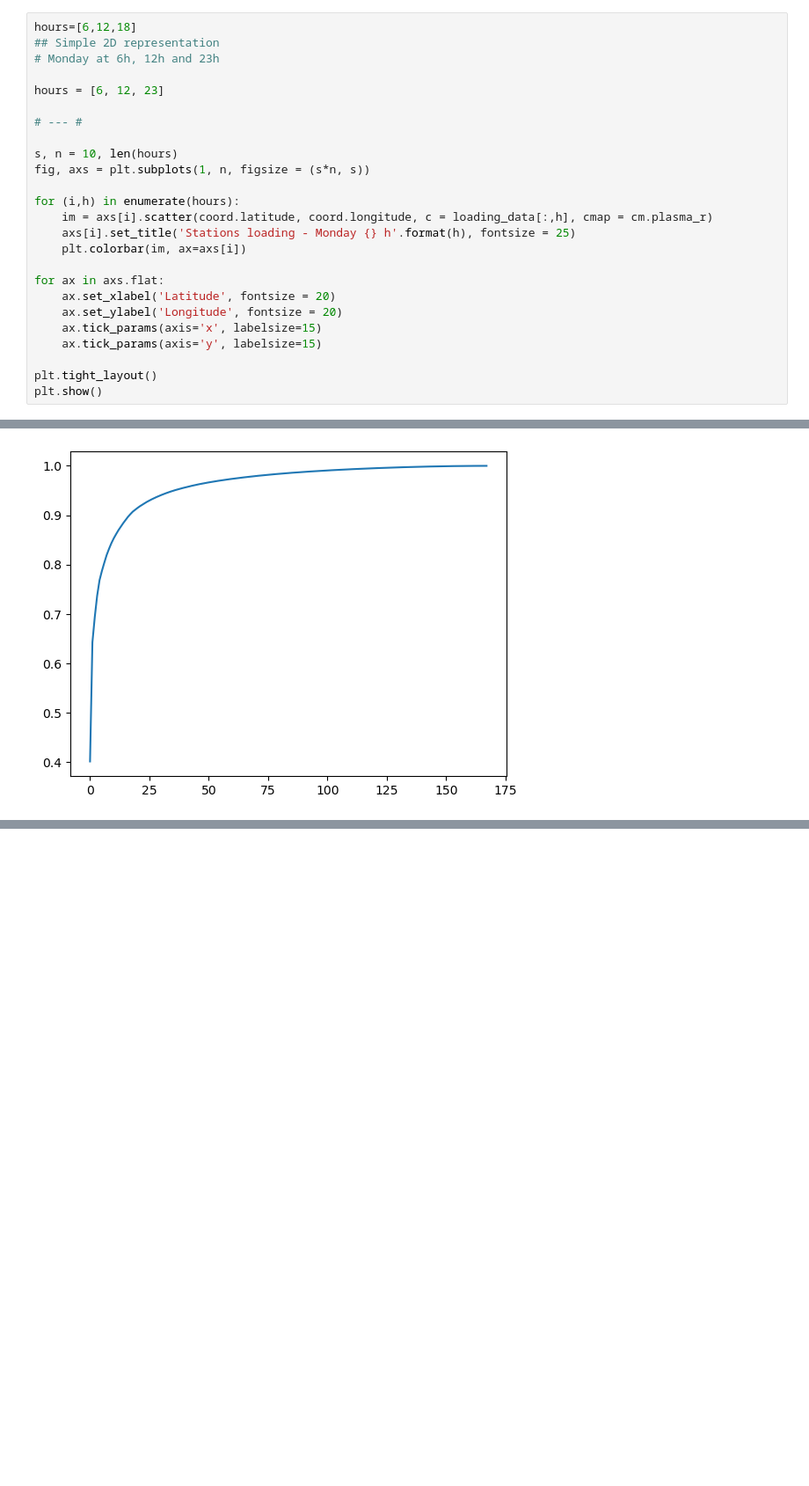
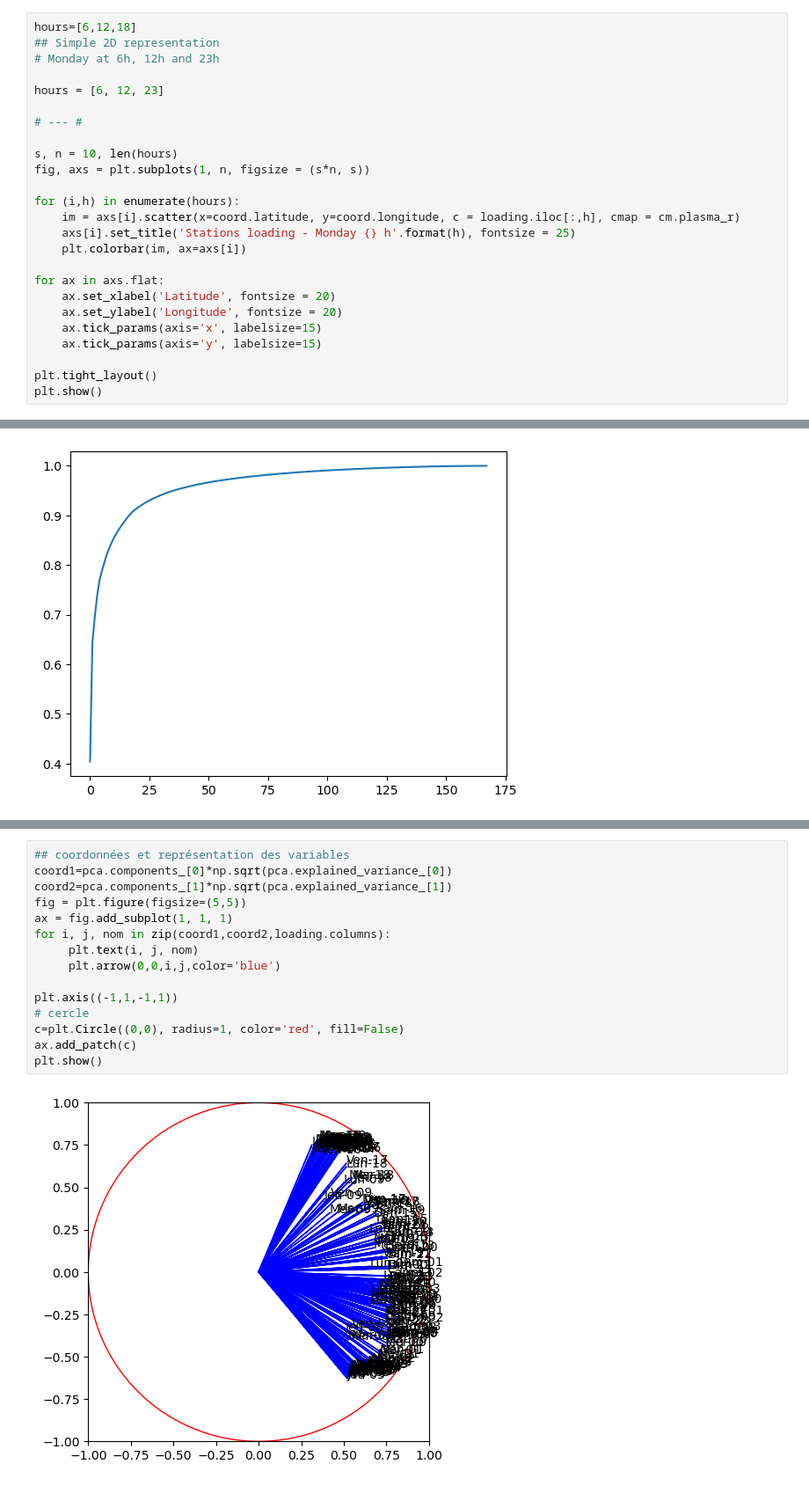
Before and after one commit to mouna0403/projectDA, a Jupyter notebook: projectDA/data/Untitled.ipynb, the cells around one changed output, grey strips where cells are left out. Shown at 88% size. Drawn from its saved outputs; the diff is of its cells as text; blank space fills up the shorter version.

```diff
--- a/projectDA/data/Untitled.ipynb
+++ b/projectDA/data/Untitled.ipynb
@@ -234,7 +235,7 @@ s, n = 10, len(hours)
 fig, axs = plt.subplots(1, n, figsize = (s*n, s))
 
 for (i,h) in enumerate(hours):
-    im = axs[i].scatter(coord.latitude, coord.longitude, c = loading_data[:,h], cmap = cm.plasma_r)
+    im = axs[i].scatter(x=coord.latitude, y=coord.longitude, c = loading.iloc[:,h], cmap = cm.plasma_r)
     axs[i].set_title('Stations loading - Monday {} h'.format(h), fontsize = 25)
     plt.colorbar(im, ax=axs[i])
 
@@ -358,0 +362,17 @@ Component 2: 4.81 i.e. 24.17 % of the total variance
+# %%
+## coordonnées et représentation des variables
+coord1=pca.components_[0]*np.sqrt(pca.explained_variance_[0])
+coord2=pca.components_[1]*np.sqrt(pca.explained_variance_[1])
+fig = plt.figure(figsize=(5,5))
+ax = fig.add_subplot(1, 1, 1)
+for i, j, nom in zip(coord1,coord2,loading.columns):
+     plt.text(i, j, nom)
+     plt.arrow(0,0,i,j,color='blue')
+
+plt.axis((-1,1,-1,1))
+# cercle
+c=plt.Circle((0,0), radius=1, color='red', fill=False)
+ax.add_patch(c)
+plt.show()
+# %% [output]
+[figure, added]
```
Also changed, not shown: parts of 18 cells of this notebook.
